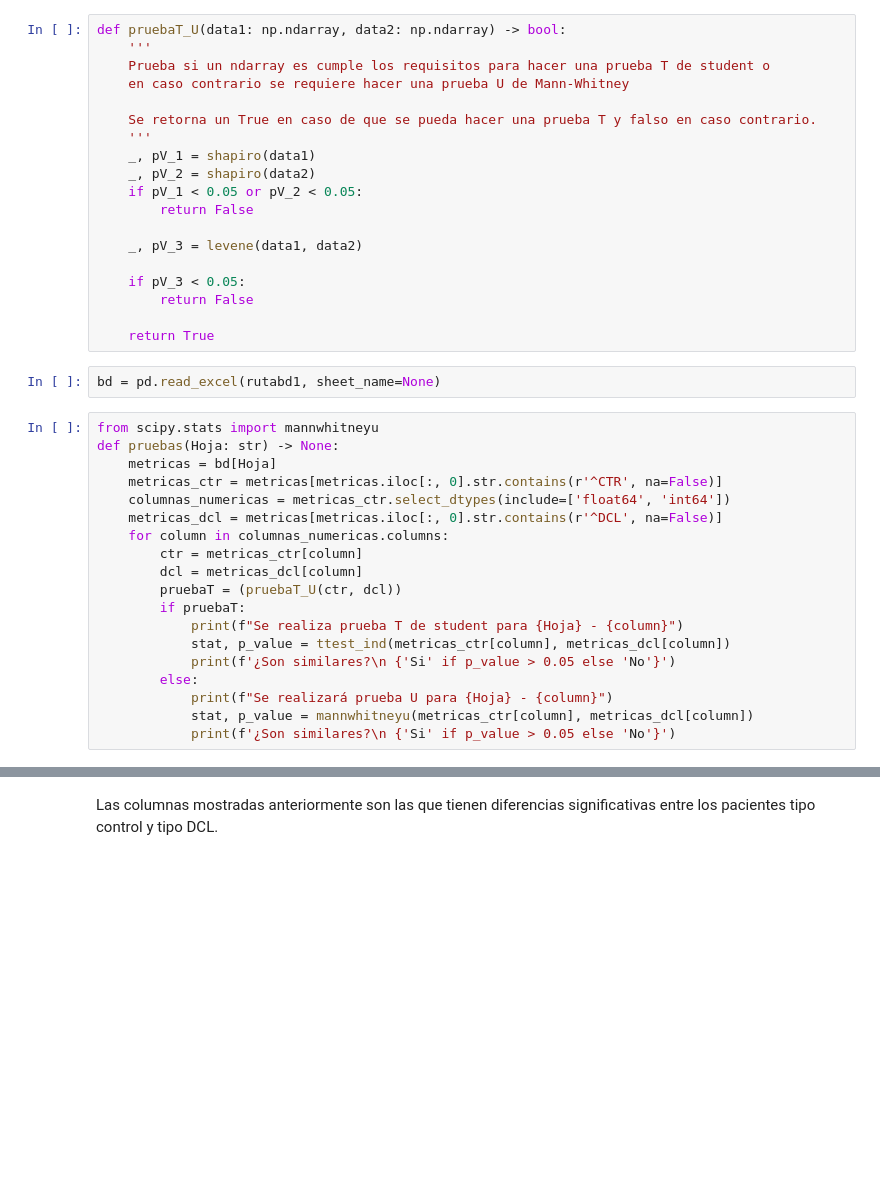
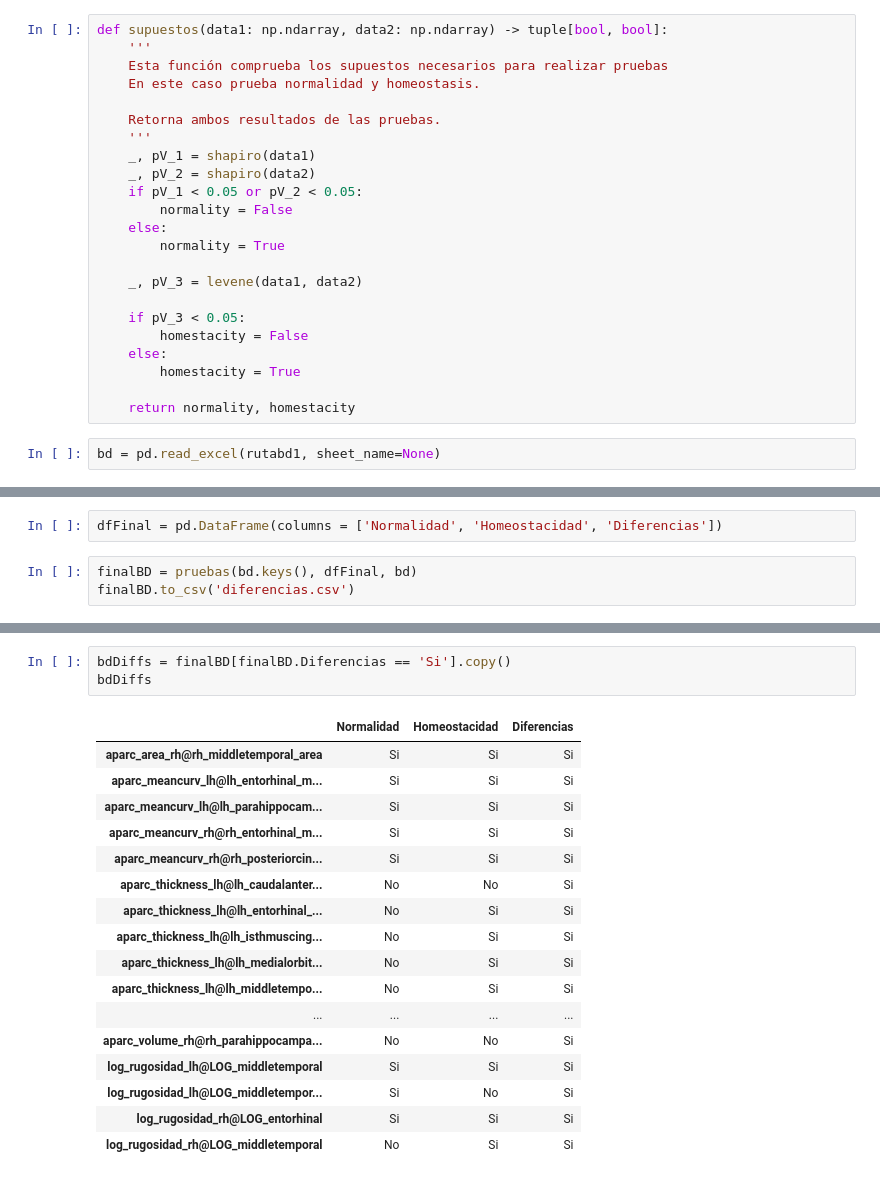
Before and after one commit to AndresMedina117/proyecto_neuroco, a Jupyter notebook: inicio.ipynb, the cells around one changed output, grey strips where cells are left out. Drawn from its saved outputs; the diff is of its cells as text; blank space fills up the shorter version.

Commit message:
Pruebas estadisticas corregidas y creación de archivo

```diff
--- a/inicio.ipynb
+++ b/inicio.ipynb
@@ -301,42 +298,27 @@ Columna: BrainSegVolNotVent
 # %% [markdown]
 Se creará ahora una función para que caracterice todo esto de una vez.
 # %%
-def pruebaT_U(data1: np.ndarray, data2: np.ndarray) -> bool:
+def supuestos(data1: np.ndarray, data2: np.ndarray) -> tuple[bool, bool]:
     '''
-    Prueba si un ndarray es cumple los requisitos para hacer una prueba T de student o
-    en caso contrario se requiere hacer una prueba U de Mann-Whitney
+    Esta función comprueba los supuestos necesarios para realizar pruebas
+    En este caso prueba normalidad y homeostasis.
 
-    Se retorna un True en caso de que se pueda hacer una prueba T y falso en caso contrario.
+    Retorna ambos resultados de las pruebas.
     '''
     _, pV_1 = shapiro(data1)
     _, pV_2 = shapiro(data2)
     if pV_1 < 0.05 or pV_2 < 0.05:
-        return False
+        normality = False
+    else:
+        normality = True
 
     _, pV_3 = levene(data1, data2)
 
     if pV_3 < 0.05:
-        return False
+        homestacity = False
+    else:
+        homestacity = True
 
-    return True
+    return normality, homestacity
 # %%
 bd = pd.read_excel(rutabd1, sheet_name=None)
-# %%
-from scipy.stats import mannwhitneyu
-def pruebas(Hoja: str) -> None:
-    metricas = bd[Hoja]
-    metricas_ctr = metricas[metricas.iloc[:, 0].str.contains(r'^CTR', na=False)]
-    columnas_numericas = metricas_ctr.select_dtypes(include=['float64', 'int64'])
-    metricas_dcl = metricas[metricas.iloc[:, 0].str.contains(r'^DCL', na=False)]
-    for column in columnas_numericas.columns:
-        ctr = metricas_ctr[column]
-        dcl = metricas_dcl[column]
-        pruebaT = (pruebaT_U(ctr, dcl))
-        if pruebaT:
-            print(f"Se realiza prueba T de student para {Hoja} - {column}")
-            stat, p_value = ttest_ind(metricas_ctr[column], metricas_dcl[column])
-            print(f'¿Son similares?\n {'Si' if p_value > 0.05 else 'No'}')
-        else:
-            print(f"Se realizará prueba U para {Hoja} - {column}")
-            stat, p_value = mannwhitneyu(metricas_ctr[column], metricas_dcl[column])
-            print(f'¿Son similares?\n {'Si' if p_value > 0.05 else 'No'}')
@@ -346,0 +380,5 @@ dict_keys(['aparc_area_lh', 'aparc_area_rh', 'aparc_meancurv_lh', 'aparc_meancur
+# %%
+dfFinal = pd.DataFrame(columns = ['Normalidad', 'Homeostacidad', 'Diferencias'])
+# %%
+finalBD = pruebas(bd.keys(), dfFinal, bd)
+finalBD.to_csv('diferencias.csv')
@@ -416,2 +410,21 @@ log_rugosidad_rh - LOG_middletemporal
-# %% [markdown]
-Las columnas mostradas anteriormente son las que tienen diferencias significativas entre los pacientes tipo control y tipo DCL.
+# %%
+bdDiffs = finalBD[finalBD.Diferencias == 'Si'].copy()
+bdDiffs
+# %% [output]
+|  | Normalidad | Homeostacidad | Diferencias |
+| aparc_area_rh@rh_middletemporal_area | Si | Si | Si |
+| aparc_meancurv_lh@lh_entorhinal_m... | Si | Si | Si |
+| aparc_meancurv_lh@lh_parahippocam... | Si | Si | Si |
+| aparc_meancurv_rh@rh_entorhinal_m... | Si | Si | Si |
+| aparc_meancurv_rh@rh_posteriorcin... | Si | Si | Si |
+| aparc_thickness_lh@lh_caudalanter... | No | No | Si |
+| aparc_thickness_lh@lh_entorhinal_... | No | Si | Si |
+| aparc_thickness_lh@lh_isthmuscing... | No | Si | Si |
+| aparc_thickness_lh@lh_medialorbit... | No | Si | Si |
+| aparc_thickness_lh@lh_middletempo... | No | Si | Si |
+| ... | ... | ... | ... |
+| aparc_volume_rh@rh_parahippocampa... | No | No | Si |
+| log_rugosidad_lh@LOG_middletemporal | Si | Si | Si |
+| log_rugosidad_lh@LOG_middletempor... | Si | No | Si |
+| log_rugosidad_rh@LOG_entorhinal | Si | Si | Si |
+| log_rugosidad_rh@LOG_middletemporal | No | Si | Si |
```
Also changed, not shown: parts of 13 cells of this notebook, 1 other file.
